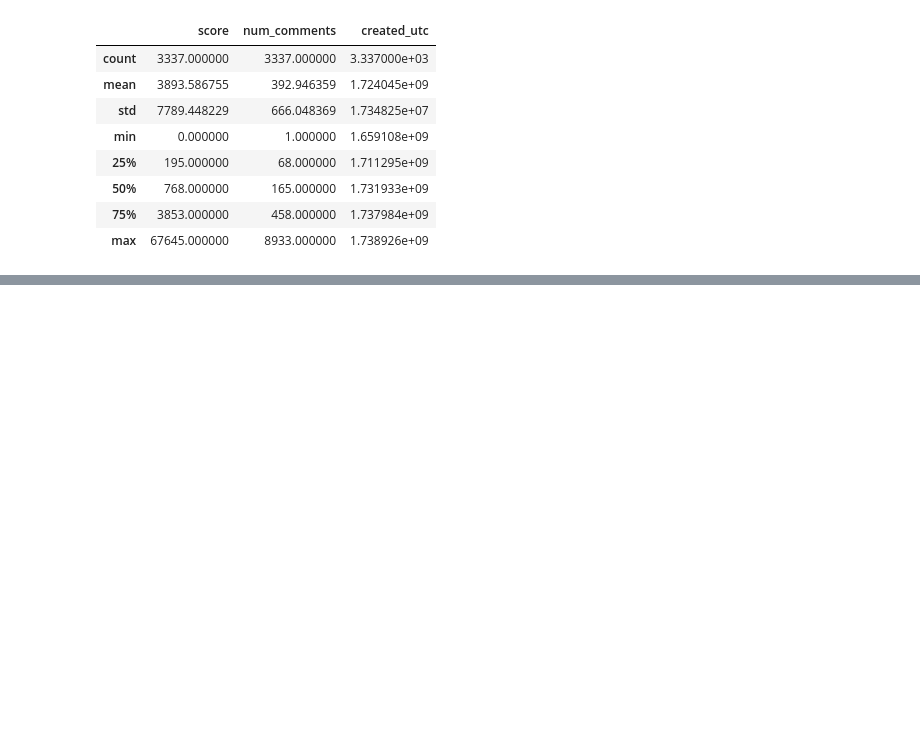
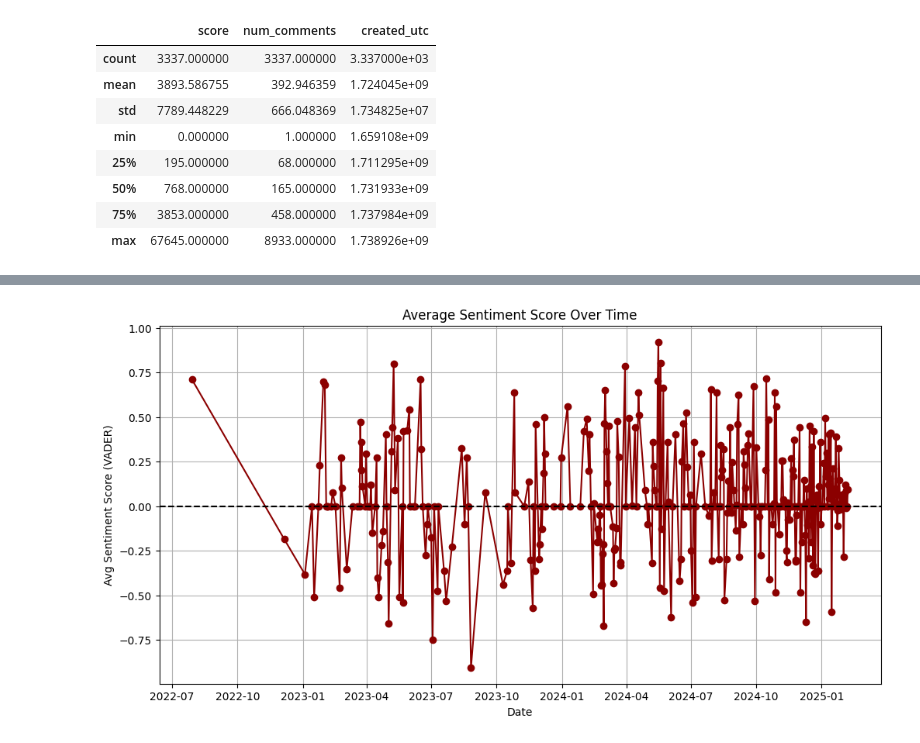
Before and after one commit to rishabh3562/DA, a Jupyter notebook: colab/reddit_post_data_scrapping.ipynb, the cells around one changed output, grey strips where cells are left out. Cells and saved outputs as stored; diff of their text form; code cells hidden in the pictures; blank space fills up the shorter version.

```diff
--- a/colab/reddit_post_data_scrapping.ipynb
+++ b/colab/reddit_post_data_scrapping.ipynb
@@ -325,0 +570,16 @@ df.describe()
+# %%
+df["date"] = df["created_utc"].dt.date
+df["sentiment_score"] = df["vader_sentiment"]  # Numeric sentiment (-1 to 1)
+
+sentiment_trend = df.groupby("date")["sentiment_score"].mean()
+
+plt.figure(figsize=(12, 6))
+sentiment_trend.plot(marker="o", color="darkred", linestyle="-")
+plt.title("Average Sentiment Score Over Time")
+plt.xlabel("Date")
+plt.ylabel("Avg Sentiment Score (VADER)")
+plt.axhline(0, color="black", linestyle="--")  # Neutral line
+plt.grid(True)
+plt.show()
+# %% [output]
+[figure, added]
```
Also changed, not shown: parts of 17 cells of this notebook.
